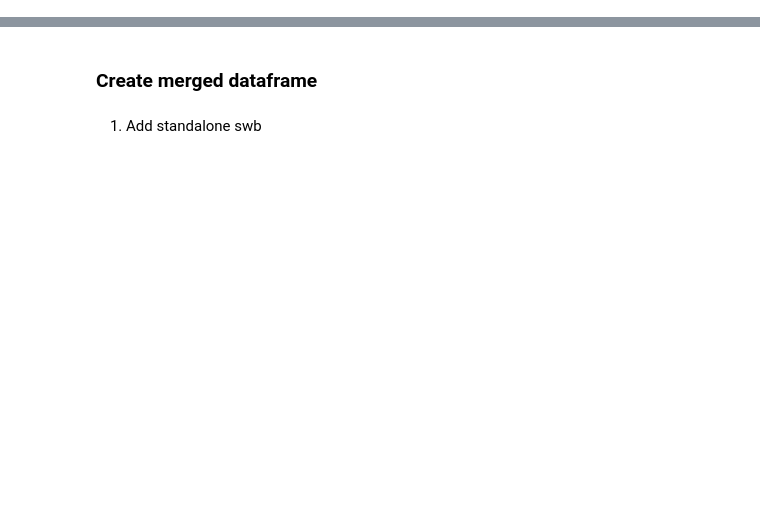
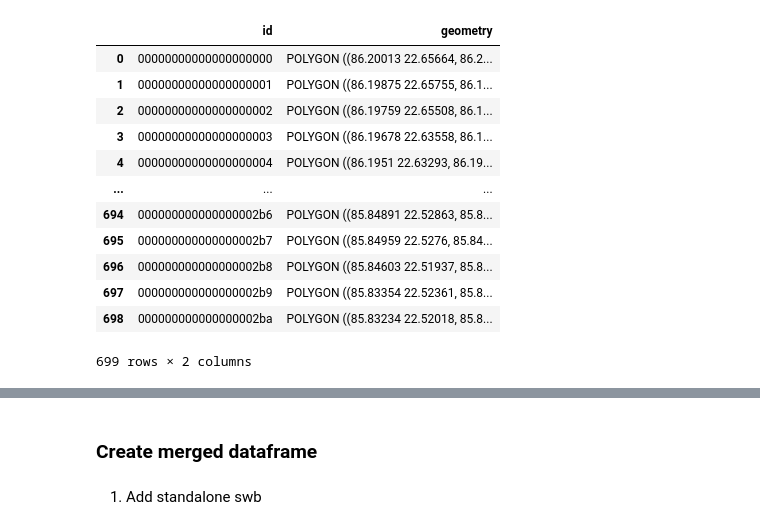
Before and after one commit to Nirzaree/ponds_and_wells_detection, a Jupyter notebook: final_merging_logic.ipynb, the cells around one changed output, grey strips where cells are left out. Cells and saved outputs as stored; diff of their text form; code cells hidden in the pictures; blank space fills up the shorter version.

Commit message:
updated ponds file

```diff
--- a/final_merging_logic.ipynb
+++ b/final_merging_logic.ipynb
@@ -39,8 +39,9 @@ swb_layer_path = os.path.join(
 
 ponds_layer_path = os.path.join(
     os.environ['DATA'],
-    'ponds_and_wells/output/17/gobindpur/gobindpur_COMBINED_GEOMETRY',
-    'gobindpur_COMBINED_GEOMETRY.shp'
+    'ponds_and_wells',
+    'gobindpur',
+    'gobindpur_ponds.geojson'
     )
 
 mws_layer_path = os.path.join(
@@ -100,3 +101,19 @@ if (ponds_gdf.shape[0] == 1):
+# %%
+ponds_gdf
+# %% [output]
+|  | id | geometry |
+| 0 | 00000000000000000000 | POLYGON ((86.20013 22.65664, 86.2... |
+| 1 | 00000000000000000001 | POLYGON ((86.19875 22.65755, 86.1... |
+| 2 | 00000000000000000002 | POLYGON ((86.19759 22.65508, 86.1... |
+| 3 | 00000000000000000003 | POLYGON ((86.19678 22.63558, 86.1... |
+| 4 | 00000000000000000004 | POLYGON ((86.1951 22.63293, 86.19... |
+| ... | ... | ... |
+| 694 | 000000000000000002b6 | POLYGON ((85.84891 22.52863, 85.8... |
+| 695 | 000000000000000002b7 | POLYGON ((85.84959 22.5276, 85.84... |
+| 696 | 000000000000000002b8 | POLYGON ((85.84603 22.51937, 85.8... |
+| 697 | 000000000000000002b9 | POLYGON ((85.83354 22.52361, 85.8... |
+| 698 | 000000000000000002ba | POLYGON ((85.83234 22.52018, 85.8... |
+699 rows × 2 columns
 # %%
 # ponds_gdf.head()
 # %%
```
Also changed, not shown: parts of 20 cells of this notebook, 5 other files.
